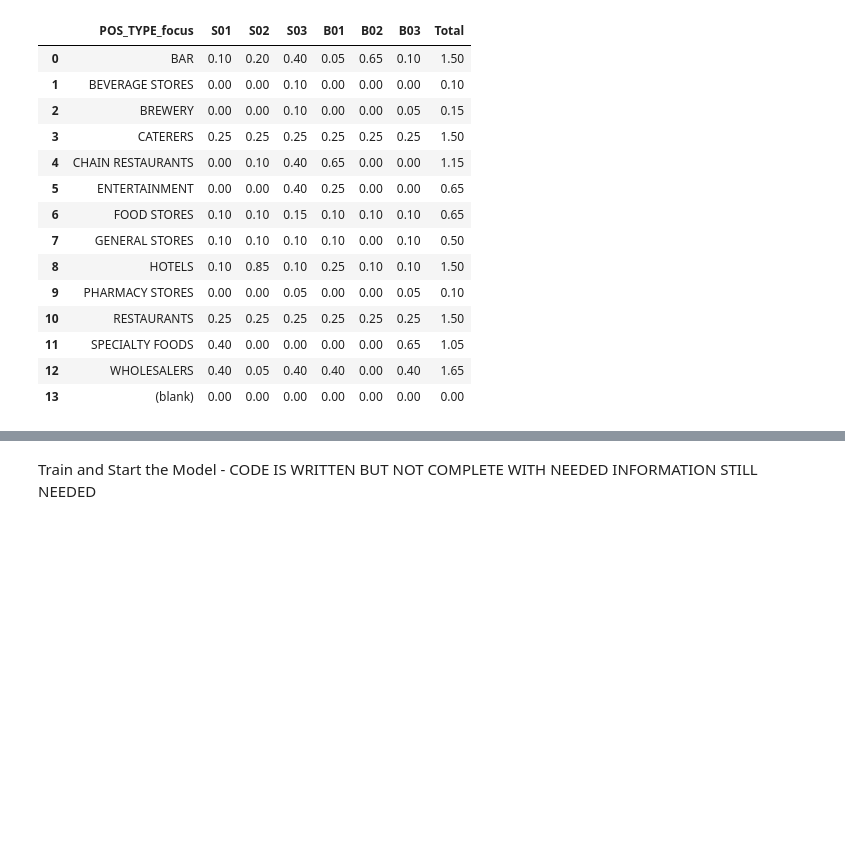
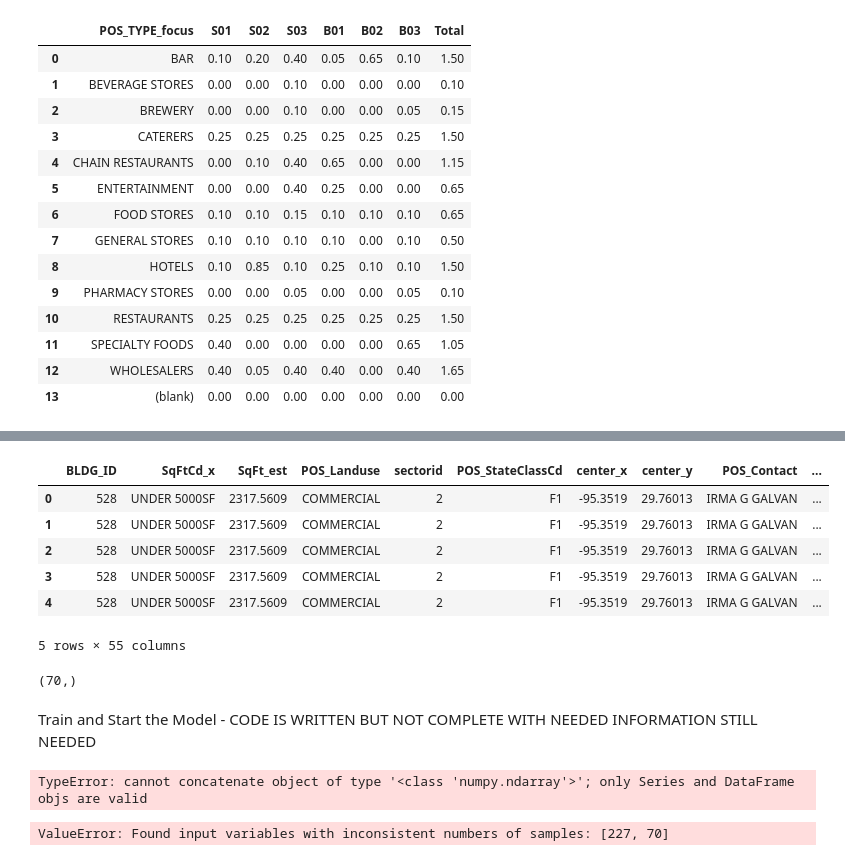
Before and after one commit to kuromasadev/PROJ4-GRP2, a Jupyter notebook: model/rand_forest_sa.ipynb, the cells around one changed output, grey strips where cells are left out. Cells and saved outputs as stored; diff of their text form; code cells hidden in the pictures; blank space fills up the shorter version.

```diff
--- a/model/rand_forest_sa.ipynb
+++ b/model/rand_forest_sa.ipynb
@@ -183,2 +247,24 @@ matrix_data_df
+# %%
+# Merge mega df and matrix on schema_id
+mega_df = pd.merge(mega_df, matrix_data_df, left_on='POS_TYPE_focus', right_on='POS_TYPE_focus', how='left')
+mega_df.head()
+# %% [output]
+|  | BLDG_ID | SqFtCd_x | SqFt_est | POS_Landuse | sectorid | POS_StateClassCd | center_x | center_y | POS_Contact | ... |
+| 0 | 528 | UNDER 5000SF | 2317.5609 | COMMERCIAL | 2 | F1 | -95.3519 | 29.76013 | IRMA G GALVAN | ... |
+| 1 | 528 | UNDER 5000SF | 2317.5609 | COMMERCIAL | 2 | F1 | -95.3519 | 29.76013 | IRMA G GALVAN | ... |
+| 2 | 528 | UNDER 5000SF | 2317.5609 | COMMERCIAL | 2 | F1 | -95.3519 | 29.76013 | IRMA G GALVAN | ... |
+| 3 | 528 | UNDER 5000SF | 2317.5609 | COMMERCIAL | 2 | F1 | -95.3519 | 29.76013 | IRMA G GALVAN | ... |
+| 4 | 528 | UNDER 5000SF | 2317.5609 | COMMERCIAL | 2 | F1 | -95.3519 | 29.76013 | IRMA G GALVAN | ... |
+5 rows × 55 columns
+# %%
+combined_demand_df['volume_sku'].shape
+# %% [output]
+(70,)
 # %% [markdown]
 Train and Start the Model - CODE IS WRITTEN BUT NOT COMPLETE WITH NEEDED INFORMATION STILL NEEDED
+# %%
+# define y & X for training
+y = combined_demand_df['volume_sku']
+X = pd.concat([supply_features, demand_features, combined_demand_df.drop(['POS_TYPE_focus'], axis=1)], axis=1)
+# %% [output]
+TypeError: cannot concatenate object of type '<class 'numpy.ndarray'>'; only Series and DataFrame objs are valid
@@ -185,7 +275,6 @@ Train and Start the Model - CODE IS WRITTEN BUT NOT COMPLETE WITH NEEDED INFORMA
 # %%
-# Train test
-y =
-X =
-X_train, X_test, y_train, y_test = train_test_split(X, y,
-                                                    test_size=0.2,
-                                                    random_state=42)
+# Train test with the correct variables
+# X = X.transpose()
+X_train, X_test, y_train, y_test = train_test_split(X, y, random_state=42)
+# %% [output]
+ValueError: Found input variables with inconsistent numbers of samples: [227, 70]
```
Also changed, not shown: parts of 14 cells of this notebook.
